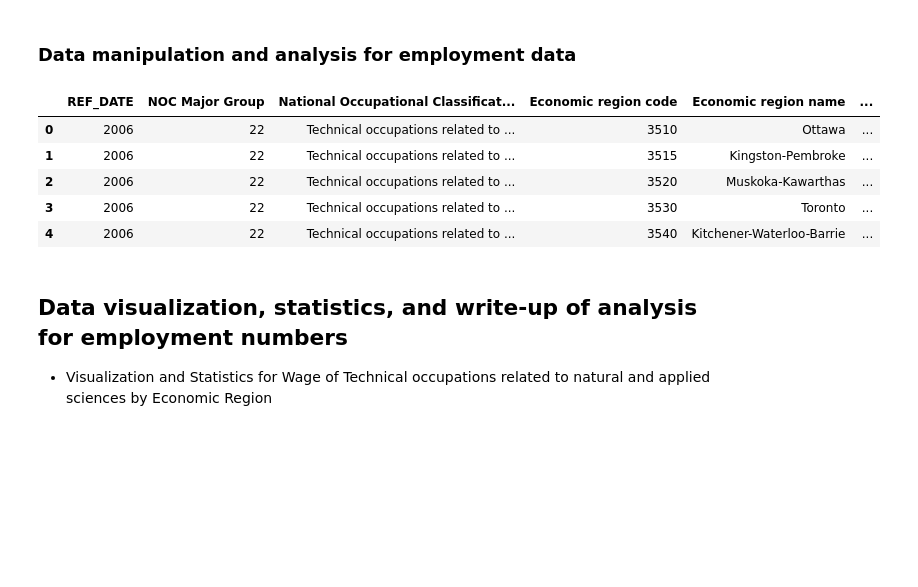
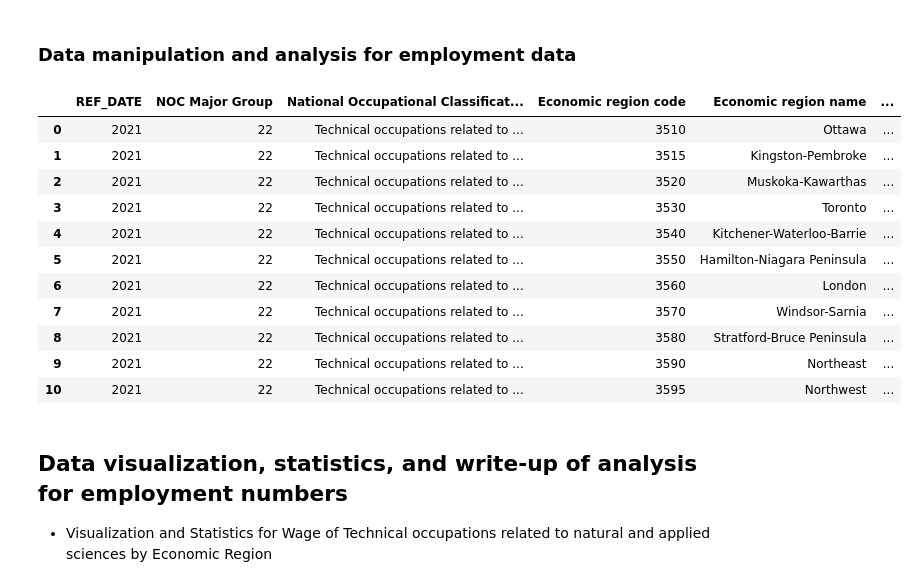
Before and after one commit to AyokOluwole/project-1, a Jupyter notebook: wage_jobs_analysis/wage_jobs_analysis.ipynb, the cells around one changed output. Drawn from its saved outputs; the diff is of its cells as text; code cells hidden in the pictures; blank space fills up the shorter version.

Commit message:
cleaned up and selecting 2021 as employment yr

```diff
--- a/wage_jobs_analysis/wage_jobs_analysis.ipynb
+++ b/wage_jobs_analysis/wage_jobs_analysis.ipynb
@@ -175,17 +175,26 @@ The ANOVA results for minimum wages of NOC major group by economic region in Ont
 # %%
 # Reads the employment data into a DataFrame
 employment_df = pd.read_csv(employment, dtype={'REF_DATE': object, 'NOC Major Group': object, 'National Occupational Classification (NOC)': object, 'Economic region code': np.int64,
                                                'Economic region name': object, 'Number Employed (thousands)': np.float64})
 
 # Filters data to keep NOC major group 22 - Technical occupations related to natural and applied sciences
-employment_filtered = employment_df[employment_df["NOC Major Group"] == '22'].reset_index(drop=True)
+employment_filtered = employment_df[employment_df["NOC Major Group"] == '22']
+
+# Collects only the data for 2021, to match the census data, and resets the index
+employment_filtered = employment_filtered[employment_filtered['REF_DATE'] == '2021'].reset_index(drop=True)
 
 # Shows the dataframe
-employment_filtered.head()
+employment_filtered
 # %% [output]
 |  | REF_DATE | NOC Major Group | National Occupational Classificat... | Economic region code | Economic region name | ... |
-| 0 | 2006 | 22 | Technical occupations related to ... | 3510 | Ottawa | ... |
-| 1 | 2006 | 22 | Technical occupations related to ... | 3515 | Kingston-Pembroke | ... |
-| 2 | 2006 | 22 | Technical occupations related to ... | 3520 | Muskoka-Kawarthas | ... |
-| 3 | 2006 | 22 | Technical occupations related to ... | 3530 | Toronto | ... |
-| 4 | 2006 | 22 | Technical occupations related to ... | 3540 | Kitchener-Waterloo-Barrie | ... |
+| 0 | 2021 | 22 | Technical occupations related to ... | 3510 | Ottawa | ... |
+| 1 | 2021 | 22 | Technical occupations related to ... | 3515 | Kingston-Pembroke | ... |
+| 2 | 2021 | 22 | Technical occupations related to ... | 3520 | Muskoka-Kawarthas | ... |
+| 3 | 2021 | 22 | Technical occupations related to ... | 3530 | Toronto | ... |
+| 4 | 2021 | 22 | Technical occupations related to ... | 3540 | Kitchener-Waterloo-Barrie | ... |
+| 5 | 2021 | 22 | Technical occupations related to ... | 3550 | Hamilton-Niagara Peninsula | ... |
+| 6 | 2021 | 22 | Technical occupations related to ... | 3560 | London | ... |
+| 7 | 2021 | 22 | Technical occupations related to ... | 3570 | Windsor-Sarnia | ... |
+| 8 | 2021 | 22 | Technical occupations related to ... | 3580 | Stratford-Bruce Peninsula | ... |
+| 9 | 2021 | 22 | Technical occupations related to ... | 3590 | Northeast | ... |
+| 10 | 2021 | 22 | Technical occupations related to ... | 3595 | Northwest | ... |
```
Also changed, not shown: parts of 2 cells of this notebook.
